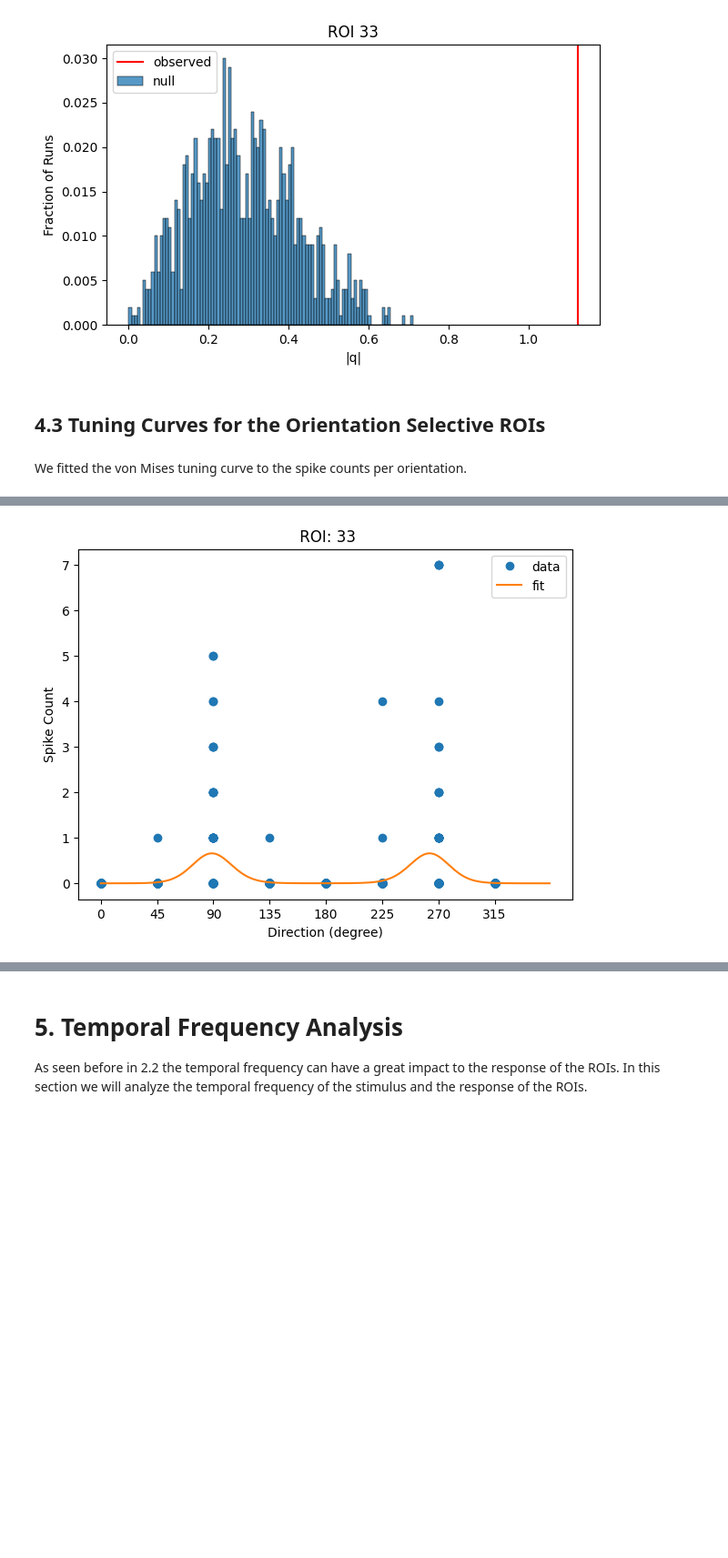
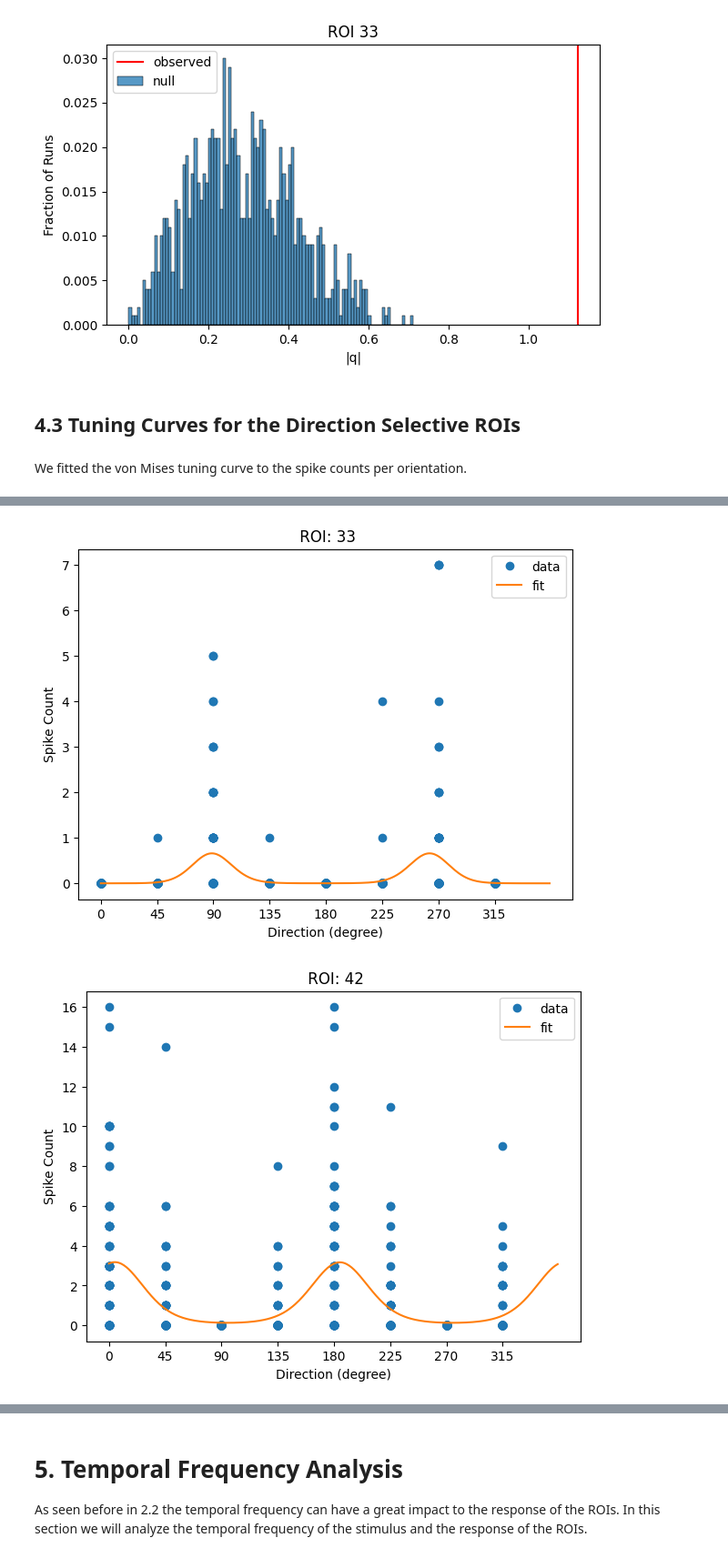
Before and after one commit to weygoldt/neuraldatascience, a Jupyter notebook: notebooks/practical01.ipynb, the cells around one changed output, grey strips where cells are left out. Shown at 91% size. Cells and saved outputs as stored; diff of their text form; code cells hidden in the pictures; blank space fills up the shorter version.

```diff
--- a/notebooks/practical01.ipynb
+++ b/notebooks/practical01.ipynb
@@ -666,14 +665,15 @@ for roi in rois[:3]:
 [figure]
 [figure]
 # %% [markdown]
-## 4.3 Tuning Curves for the Orientation Selective ROIs
+## 4.3 Tuning Curves for the Direction Selective ROIs
 # %% [markdown]
 We fitted the von Mises tuning curve to the spike counts per orientation.
 # %%
-for roi in rois[:3]:
+for roi in rois:
     dirs, counts = utils.get_spike_counts_per_orientation(data, spike_data, roi)
     utils.tuningCurve(counts, dirs, show=True, tile_name=f" ROI: {roi}")
 # %% [output]
 [figure]
 [figure]
 [figure]
+[figure, added]
```
Also changed, not shown: parts of 8 cells of this notebook.
